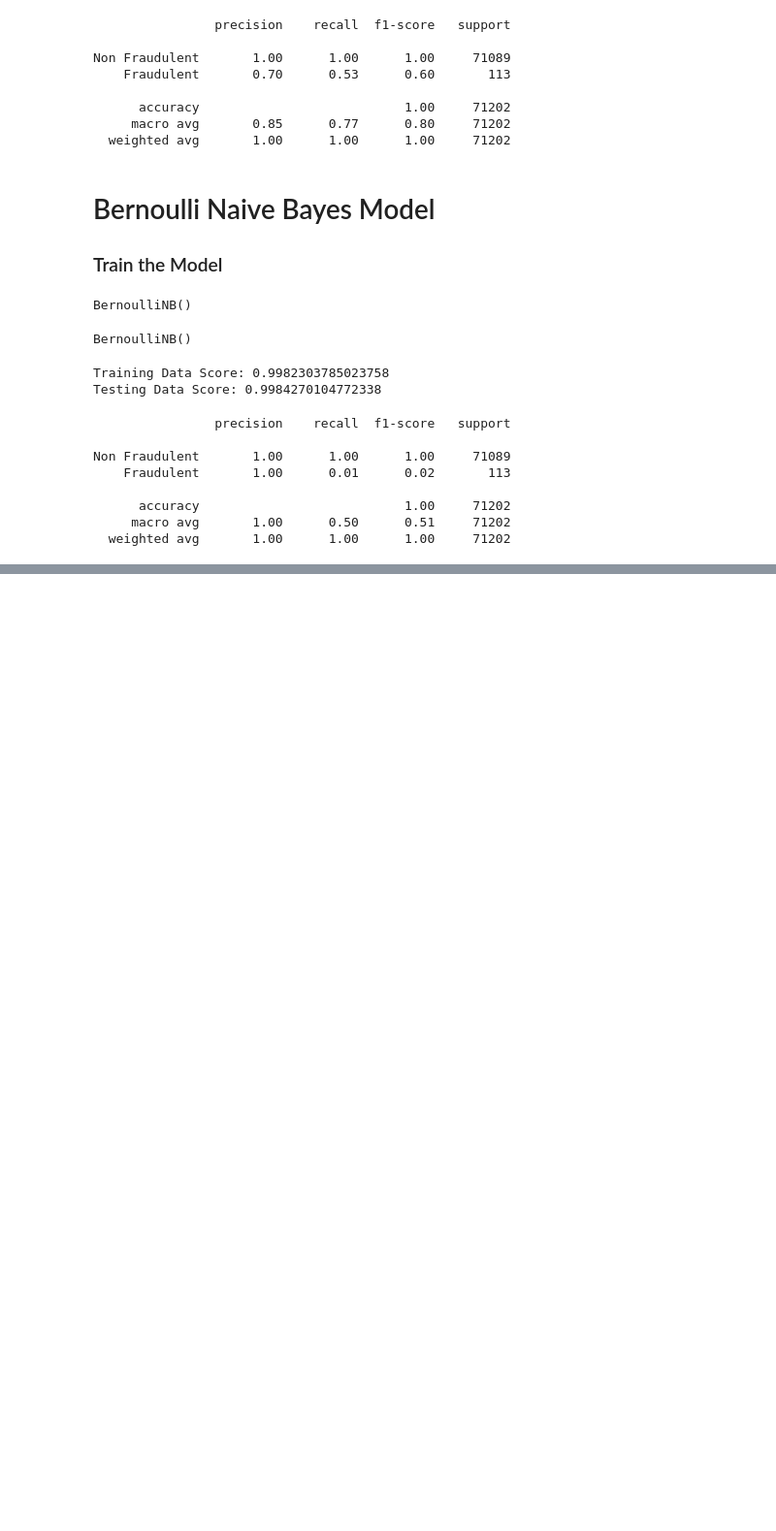
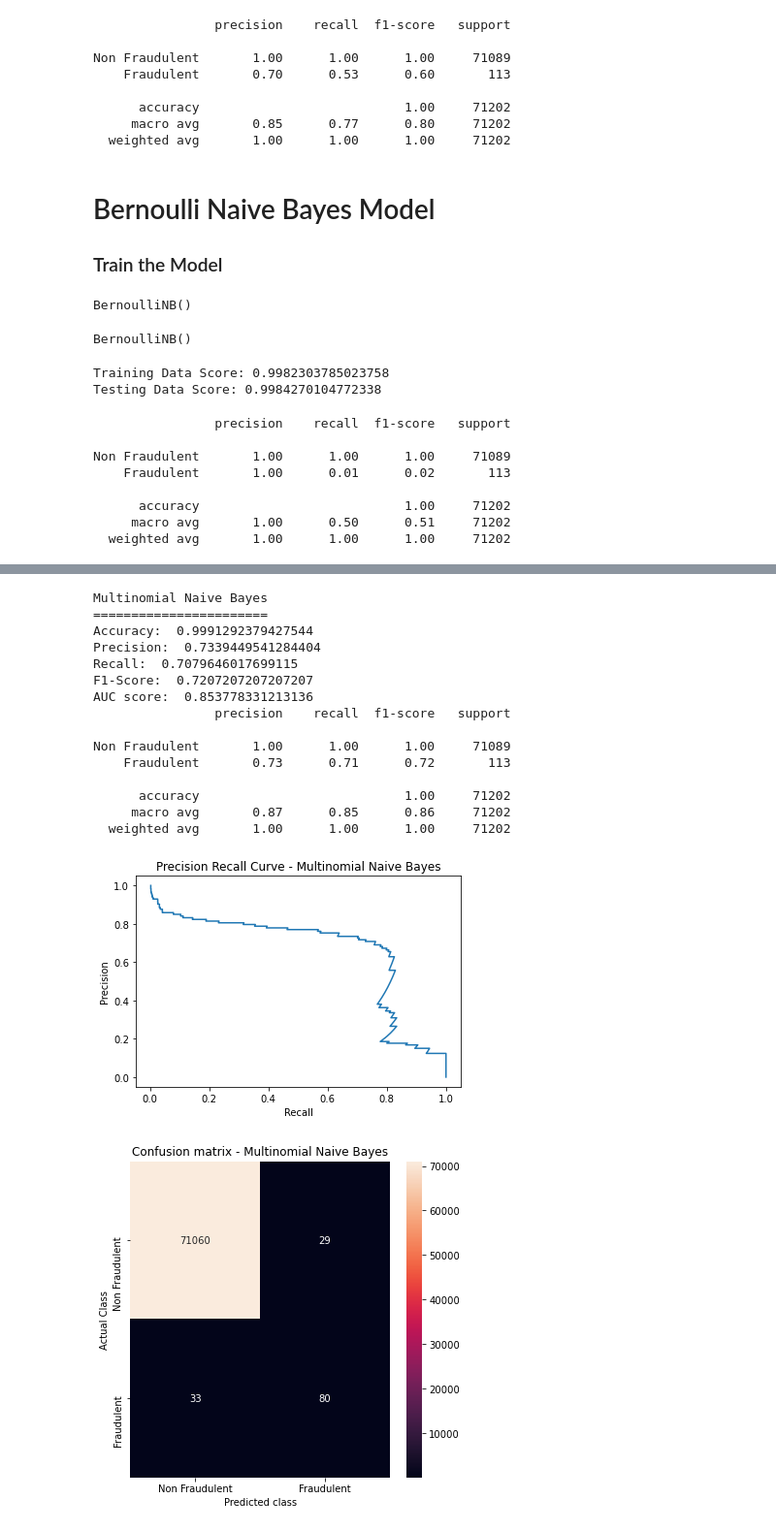
Before and after one commit to cdalsania/Credit_Card_Fraud_Detection, a Jupyter notebook: ml_models/NaiveBayes.ipynb, the cells around one changed output, grey strips where cells are left out. Shown at 97% size. Drawn from its saved outputs; the diff is of its cells as text; code cells hidden in the pictures; blank space fills up the shorter version.

```diff
--- a/ml_models/NaiveBayes.ipynb
+++ b/ml_models/NaiveBayes.ipynb
@@ -444,0 +533,43 @@ Non Fraudulent       1.00      1.00      1.00     71089
+# %%
+print("Multinomial Naive Bayes")
+print("=======================")
+print("Accuracy: ",accuracy_score(y_test.flatten(), hypertunedMultinomialModelPredictions))
+print("Precision: ",precision_score(y_test.flatten(), hypertunedMultinomialModelPredictions))
+print("Recall: ",recall_score(y_test.flatten(), hypertunedMultinomialModelPredictions))
+print("F1-Score: ",f1_score(y_test.flatten(), hypertunedMultinomialModelPredictions))
+print("AUC score: ",roc_auc_score(y_test.flatten(), hypertunedMultinomialModelPredictions))
+print(classification_report(y_test.flatten(), hypertunedMultinomialModelPredictions,
+                            target_names=["Non Fraudulent", "Fraudulent"]))
+
+p, r, t = precision_recall_curve(y_test.flatten(), hypertunedMultinomialModelPredictProba)
+plt.plot(p, r)
+plt.xlabel('Recall')
+plt.ylabel('Precision')
+plt.title('Precision Recall Curve - Multinomial Naive Bayes')
+
+confusionMatrix = confusion_matrix(y_test.flatten(), hypertunedMultinomialModelPredictions)
+plt.figure(figsize =(6, 6))
+sns.heatmap(confusionMatrix, xticklabels = ['Non Fraudulent', 'Fraudulent'],
+            yticklabels = ['Non Fraudulent', 'Fraudulent'], annot = True, fmt ="d");
+plt.title("Confusion matrix - Multinomial Naive Bayes")
+plt.ylabel('Actual Class')
+plt.xlabel('Predicted class')
+plt.show()
+# %% [output]
+Multinomial Naive Bayes
+=======================
+Accuracy:  0.9991292379427544
+Precision:  0.7339449541284404
+Recall:  0.7079646017699115
+F1-Score:  0.7207207207207207
+AUC score:  0.853778331213136
+                precision    recall  f1-score   support
+
+Non Fraudulent       1.00      1.00      1.00     71089
+    Fraudulent       0.73      0.71      0.72       113
+
+      accuracy                           1.00     71202
+     macro avg       0.87      0.85      0.86     71202
+  weighted avg       1.00      1.00      1.00     71202
+[figure, added]
+[figure, added]
```
Also changed, not shown: parts of 3 cells of this notebook.
